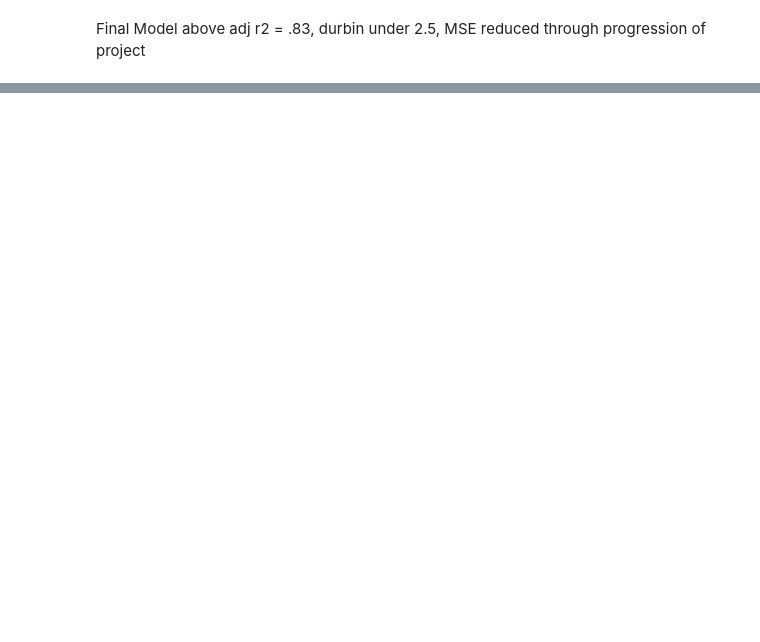
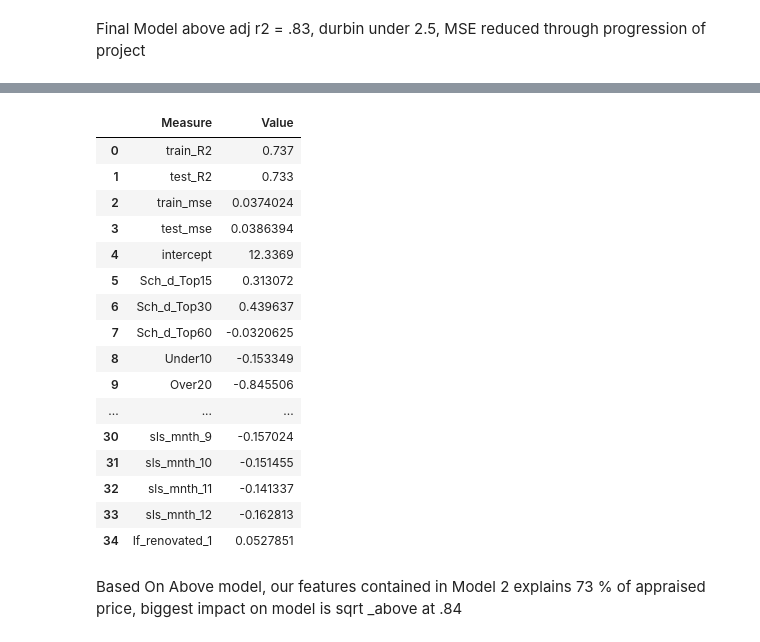
Before and after one commit to rgpihlstrom/Multiple-Linear-Regression, a Jupyter notebook: Models.ipynb, the cells around one changed output, grey strips where cells are left out. Saved outputs shown, nothing was run; the diff lists cells and outputs as text; code cells hidden in the pictures; blank space fills up the shorter version.

Commit message:
Finalizing presentation and adding extra credit work

```diff
--- a/Models.ipynb
+++ b/Models.ipynb
@@ -815,0 +842,48 @@ Final Model above adj r2 = .83, durbin under 2.5, MSE reduced through progressio
+# %%
+df = df_Assesor_Appraisals_Check
+# %%
+model_Extra_Credit_features_w_id = []
+model_Extra_Credit_features_w_id = model2_features_w_id
+# model_Extra_Credit_features_w_id.append("AppraisedTotal")
+
+data_Model_Extra_Credit = df[data_Model2.columns]
+# data_Model_Extra_Credit['AppraisedTotal'] = df['AppraisedTotal']
+data_Model_Extra_Credit = data_Model_Extra_Credit.drop(columns=["log_price"])
+
+#need to rename log_appraisal to log_price given "log_price hard coded into split fucntion"
+data_Model_Extra_Credit['log_price'] = df['log_AppraisedTotal']
+# %%
+# 0_X_train, 1_X_test, 2_y_train, 3_y_test, 4_X_train_No_ID, 5_X_test_No_ID)
+listOfTrainSplit_Dfs = CreateTrainTestSplit(data_Model_Extra_Credit, model_Extra_Credit_features_w_id)
+
+df_X_train = listOfTrainSplit_Dfs[0]
+df_X_test = listOfTrainSplit_Dfs[1]
+df_y_train = listOfTrainSplit_Dfs[2]
+df_y_test = listOfTrainSplit_Dfs[3]
+df_X_train_No_ID = listOfTrainSplit_Dfs[4]
+df_X_test_No_ID = listOfTrainSplit_Dfs[5]
+# %%
+sk_modelExtraCredit = CreateModel_SK(df_X_train_No_ID, df_y_train)
+df_ModelEX_Results_SK, y_hat_train, y_hat_test = RunPrediction(sk_modelExtraCredit, df_X_train_No_ID, df_X_test_No_ID, df_y_train, df_y_test)
+# %%
+df_ModelEX_Results_SK
+# %% [output]
+|  | Measure | Value |
+| 0 | train_R2 | 0.737 |
+| 1 | test_R2 | 0.733 |
+| 2 | train_mse | 0.0374024 |
+| 3 | test_mse | 0.0386394 |
+| 4 | intercept | 12.3369 |
+| 5 | Sch_d_Top15 | 0.313072 |
+| 6 | Sch_d_Top30 | 0.439637 |
+| 7 | Sch_d_Top60 | -0.0320625 |
+| 8 | Under10 | -0.153349 |
+| 9 | Over20 | -0.845506 |
+| ... | ... | ... |
+| 30 | sls_mnth_9 | -0.157024 |
+| 31 | sls_mnth_10 | -0.151455 |
+| 32 | sls_mnth_11 | -0.141337 |
+| 33 | sls_mnth_12 | -0.162813 |
+| 34 | If_renovated_1 | 0.0527851 |
+# %% [markdown]
+Based On Above model, our features contained in Model 2 explains 73 % of appraised price, biggest impact on model is sqrt _above at .84
```
Also changed, not shown: parts of 7 cells of this notebook, 5 other files.
